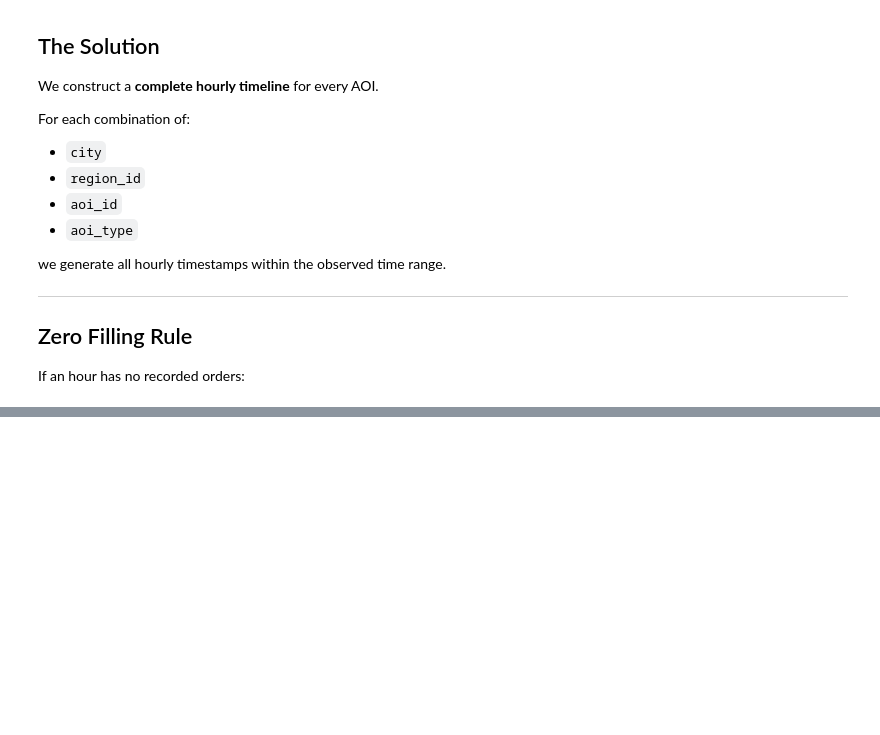
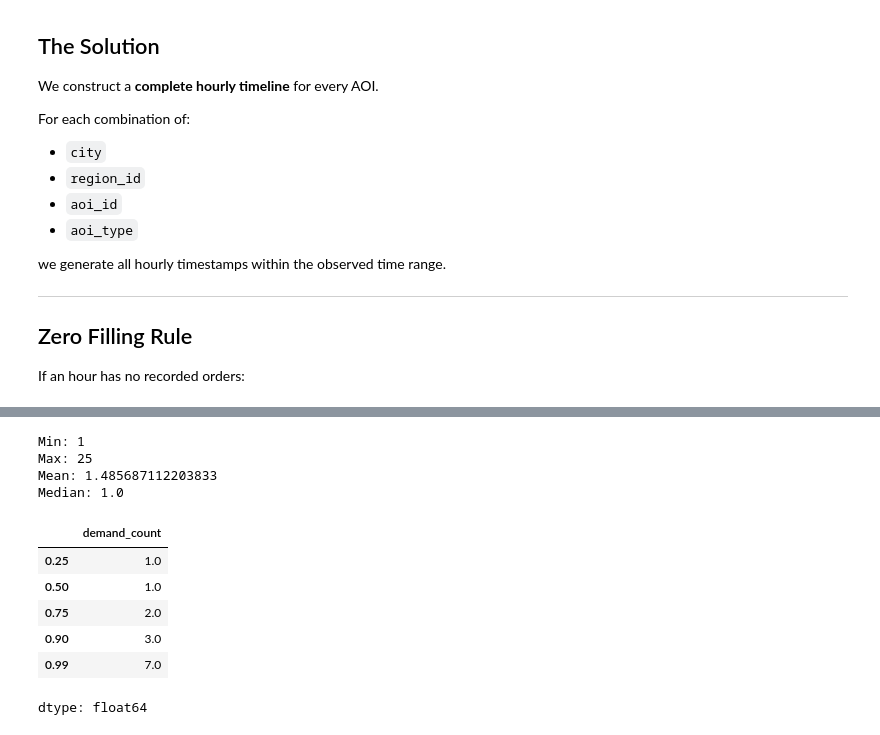
Before and after one commit to MoFadel26/Localized-Multi-Objective-Fleet-Route-Optimization-Platform-for-Saudi-Arabia, a Jupyter notebook: LaDe.ipynb, the cells around one changed output, grey strips where cells are left out. Drawn from its saved outputs; the diff is of its cells as text; code cells hidden in the pictures; blank space fills up the shorter version.

```diff
--- a/LaDe.ipynb
+++ b/LaDe.ipynb
@@ -432,3 +444,25 @@ approx rows = AOIs * hours: 23100186
+# %%
+# On the aggregated demand (before zero-fill)
+demand_agg["demand_count"].describe()
+
+# Or explicitly:
+print("Min:", demand_agg["demand_count"].min())
+print("Max:", demand_agg["demand_count"].max())
+print("Mean:", demand_agg["demand_count"].mean())
+print("Median:", demand_agg["demand_count"].median())
+demand_agg["demand_count"].quantile([0.25, 0.5, 0.75, 0.9, 0.99])
+# %% [output]
+Min: 1
+Max: 25
+Mean: 1.485687112203833
+Median: 1.0
+|  | demand_count |
+| 0.25 | 1.0 |
+| 0.50 | 1.0 |
+| 0.75 | 2.0 |
+| 0.90 | 3.0 |
+| 0.99 | 7.0 |
+dtype: float64
 # %%
 # Deprecated: model_df is now written incrementally to disk in the streaming loop above.
 # %%
```
Also changed, not shown: parts of 8 cells of this notebook, 1 other file.
